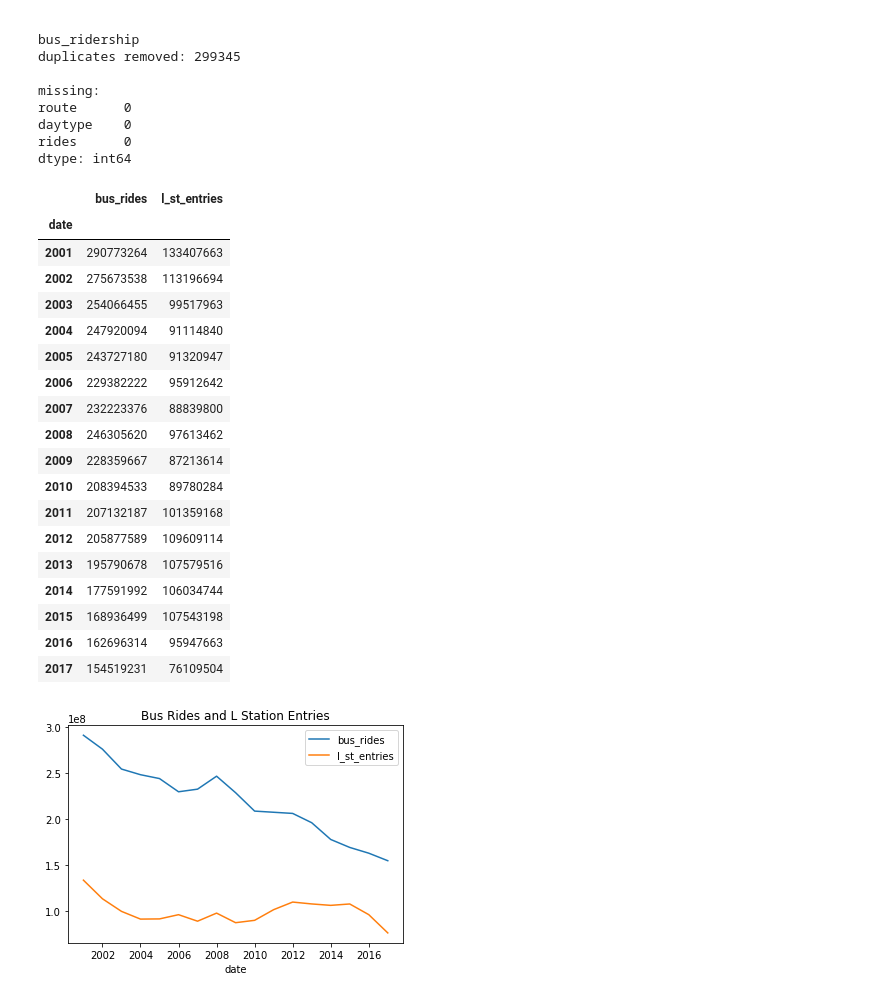
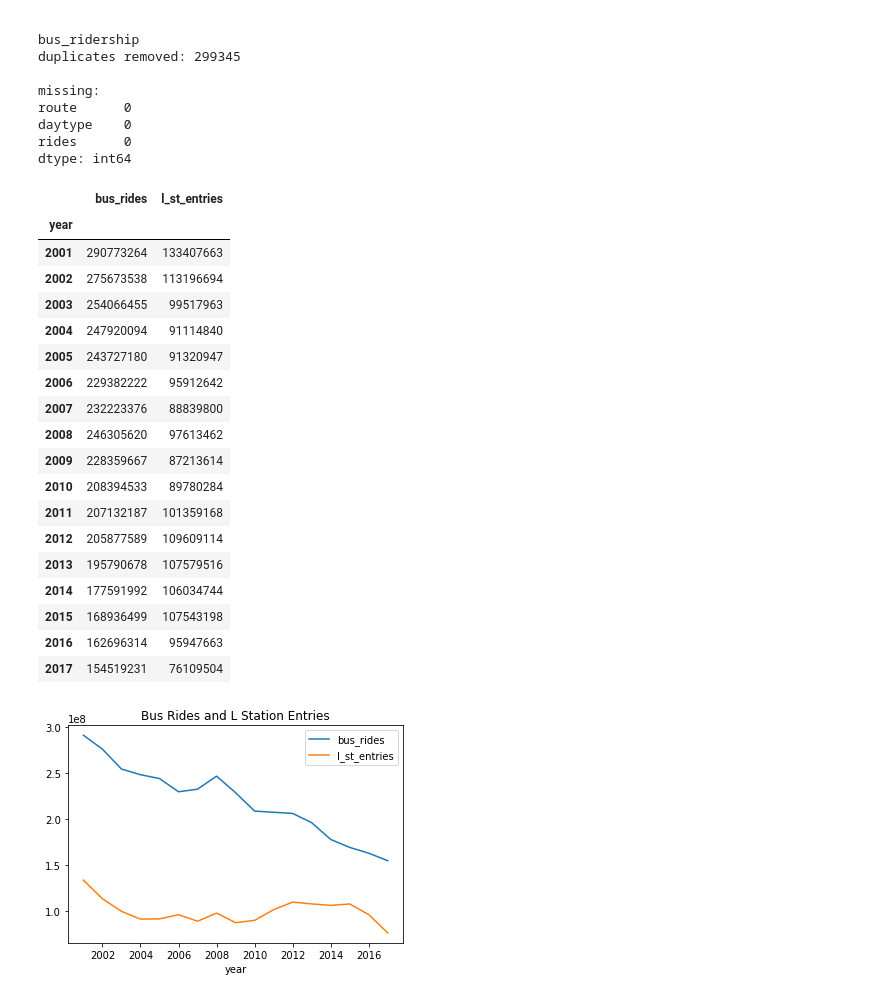
Before and after one commit to KyleJGreen/CTA-Data-Regression-Analysis, a Jupyter notebook: CTA Data Regression Analysis.ipynb, the cells around one changed output. Drawn from its saved outputs; the diff is of its cells as text; code cells hidden in the pictures.

Commit message:
changed index name on a dataframe

```diff
--- a/CTA Data Regression Analysis.ipynb
+++ b/CTA Data Regression Analysis.ipynb
@@ -54,30 +54,31 @@ clean_dfs = [l_station_entries_cl, bus_ridership_cl]
 # %%
 # group by dates to get sums for each date (this step is provided so as to decrease number of
 # computations when the index is converted to a datetime object later)
 bus_sum_by_date = bus_ridership_cl.groupby('date').sum()
 l_sum_by_date = l_station_entries_cl.groupby('date').sum().drop('station_id', axis=1)
 date_ride_sums = [bus_sum_by_date, l_sum_by_date]
 
 # sort the data by date index and convert date to year
 for df in date_ride_sums:
     df.index = pd.to_datetime(df.index)
     df.sort_index(inplace=True)
     df.index = df.index.map(lambda x : x.year)
 
 # group by dates again, now that our data is yearly
 yearly_bus_sums = bus_sum_by_date.groupby('date').sum()
 yearly_l_sums = l_sum_by_date.groupby('date').sum()
 year_ride_sums = [yearly_bus_sums, yearly_l_sums]
 
 # combine the dataframes to use for visualization
 yearly_bus_sums.rename(columns={"rides": "bus_rides"}, inplace=True)
 yearly_l_sums.rename(columns={"rides": "l_st_entries"}, inplace=True)
 yearly_sums = pd.concat([yearly_bus_sums, yearly_l_sums], axis=1, join='inner')
+yearly_sums.index.names = ['year']
 
 yearly_sums
 # %% [output]
 |  | bus_rides | l_st_entries |
-| date |  |  |
+| year |  |  |
 | 2001 | 290773264 | 133407663 |
 | 2002 | 275673538 | 113196694 |
 | 2003 | 254066455 | 99517963 |
```
